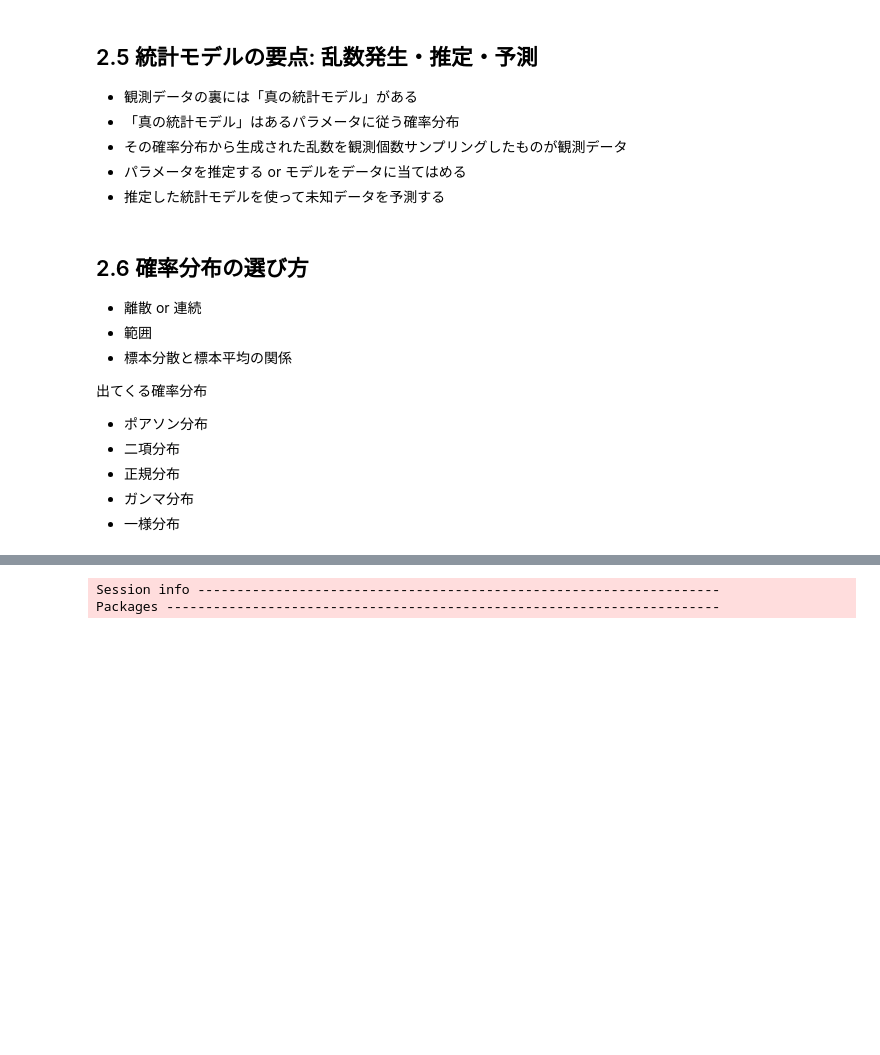
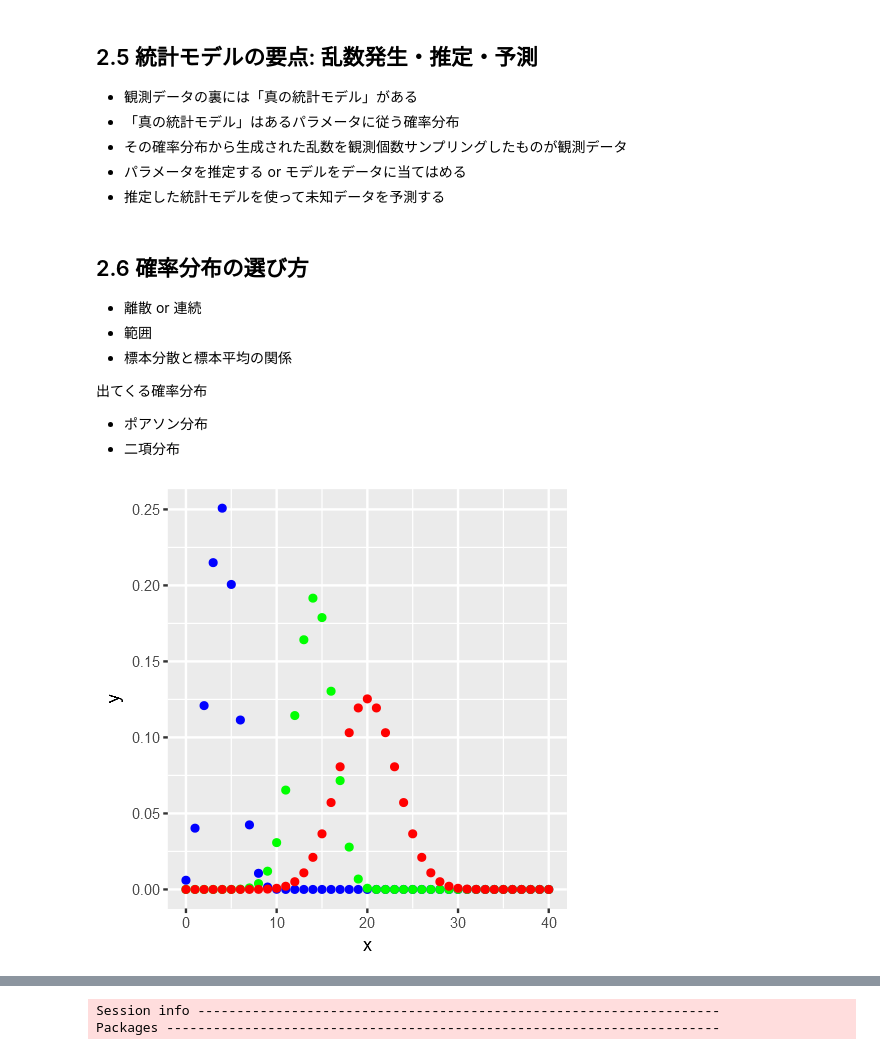
Before and after one commit to whatalnk/stat-model-intro, a Jupyter notebook: Chap02.ipynb, the cells around one changed output, grey strips where cells are left out. Drawn from its saved outputs; the diff is of its cells as text; code cells hidden in the pictures; blank space fills up the shorter version.

```diff
--- a/Chap02.ipynb
+++ b/Chap02.ipynb
@@ -385,6 +431,10 @@ data_frame(y = sapply(c(1:3000), function(x){
 
 * ポアソン分布
 * 二項分布
-* 正規分布
-* ガンマ分布
-* 一様分布
+# %%
+ggplot(data_frame(x = c(0:40)), aes(x)) +
+    stat_function(geom="point", n=41, fun = dbinom, args = list(size = 10, prob = 0.4), colour = "blue") +
+    stat_function(geom="point", n=41, fun = dbinom, args = list(size = 20, prob = 0.7), colour = "green") +
+    stat_function(geom="point", n=41, fun = dbinom, args = list(size = 40, prob = 0.5), colour = "red")
+# %% [output]
+[figure, added]
```
Also changed, not shown: parts of 15 cells of this notebook, 2 other files.
